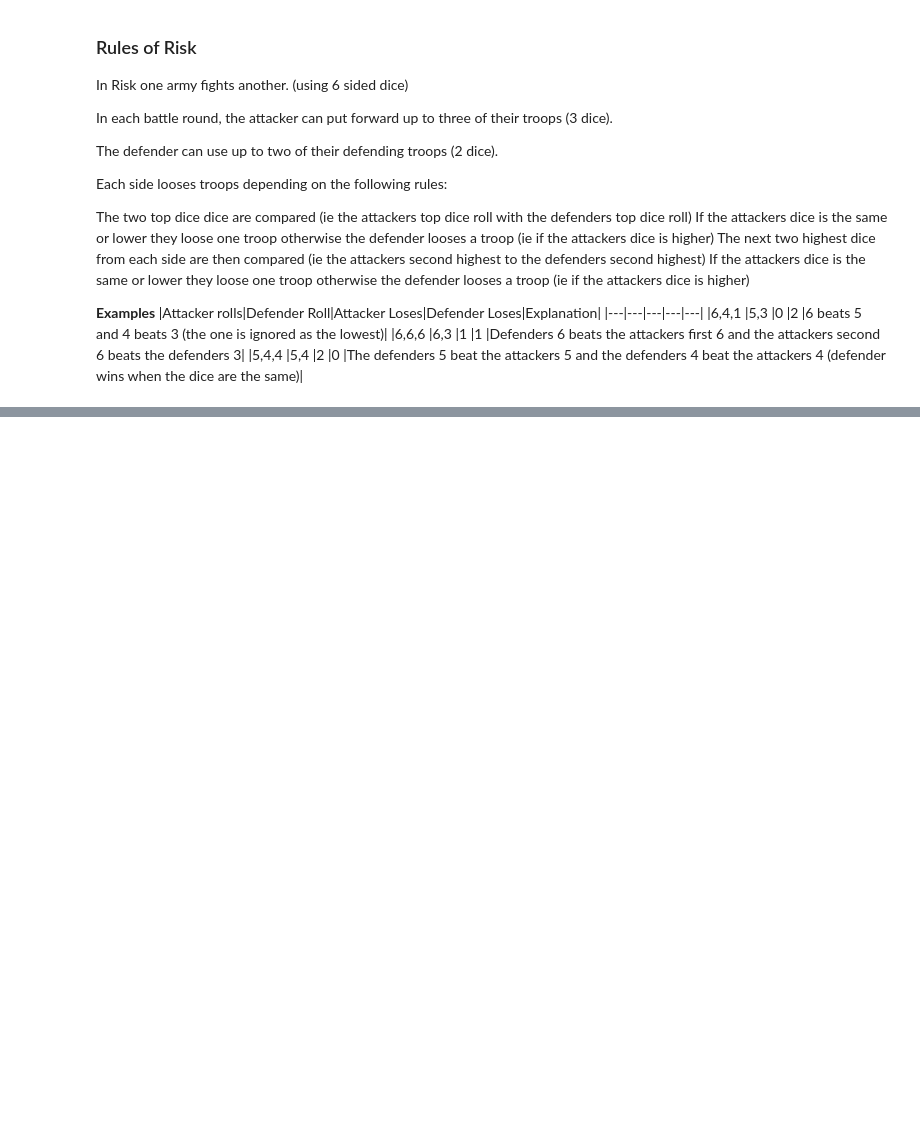
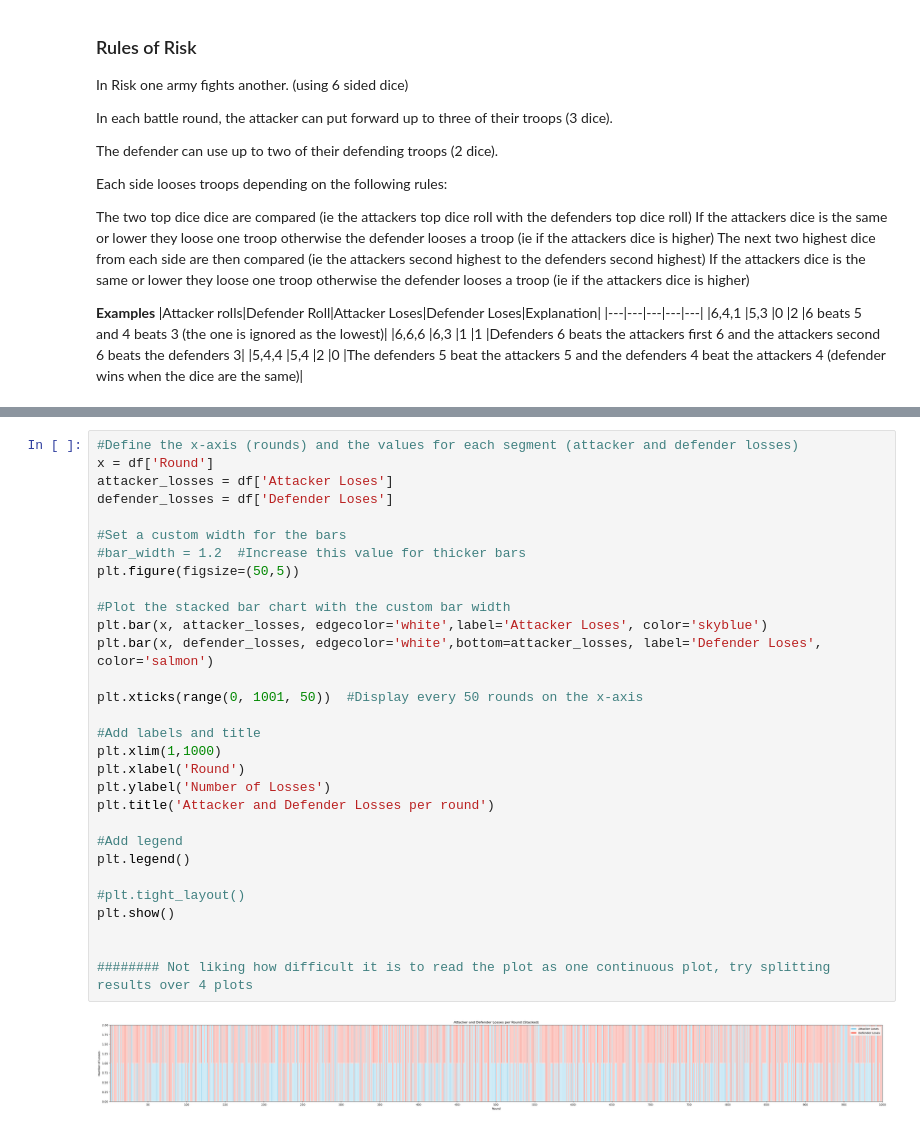
Before and after one commit to Ange-Dvs/PFDA-assignments, a Jupyter notebook: assignment_05_risk.ipynb, the cells around one changed output, grey strips where cells are left out. Drawn from its saved outputs; the diff is of its cells as text; blank space fills up the shorter version.

```diff
--- a/assignment_05_risk.ipynb
+++ b/assignment_05_risk.ipynb
@@ -99,0 +161,32 @@ Round 2:
+# %%
+#Define the x-axis (rounds) and the values for each segment (attacker and defender losses)
+x = df['Round']
+attacker_losses = df['Attacker Loses']
+defender_losses = df['Defender Loses']
+
+#Set a custom width for the bars
+#bar_width = 1.2  #Increase this value for thicker bars
+plt.figure(figsize=(50,5))
+
+#Plot the stacked bar chart with the custom bar width
+plt.bar(x, attacker_losses, edgecolor='white',label='Attacker Loses', color='skyblue')
+plt.bar(x, defender_losses, edgecolor='white',bottom=attacker_losses, label='Defender Loses', color='salmon')
+
+plt.xticks(range(0, 1001, 50))  #Display every 50 rounds on the x-axis
+
+#Add labels and title
+plt.xlim(1,1000)
+plt.xlabel('Round')
+plt.ylabel('Number of Losses')
+plt.title('Attacker and Defender Losses per round')
+
+#Add legend
+plt.legend()
+
+#plt.tight_layout()
+plt.show()
+
+
+######## Not liking how difficult it is to read the plot as one continuous plot, try splitting results over 4 plots
+# %% [output]
+[figure, added]
```
Also changed, not shown: parts of 8 cells of this notebook, 2 other files.
